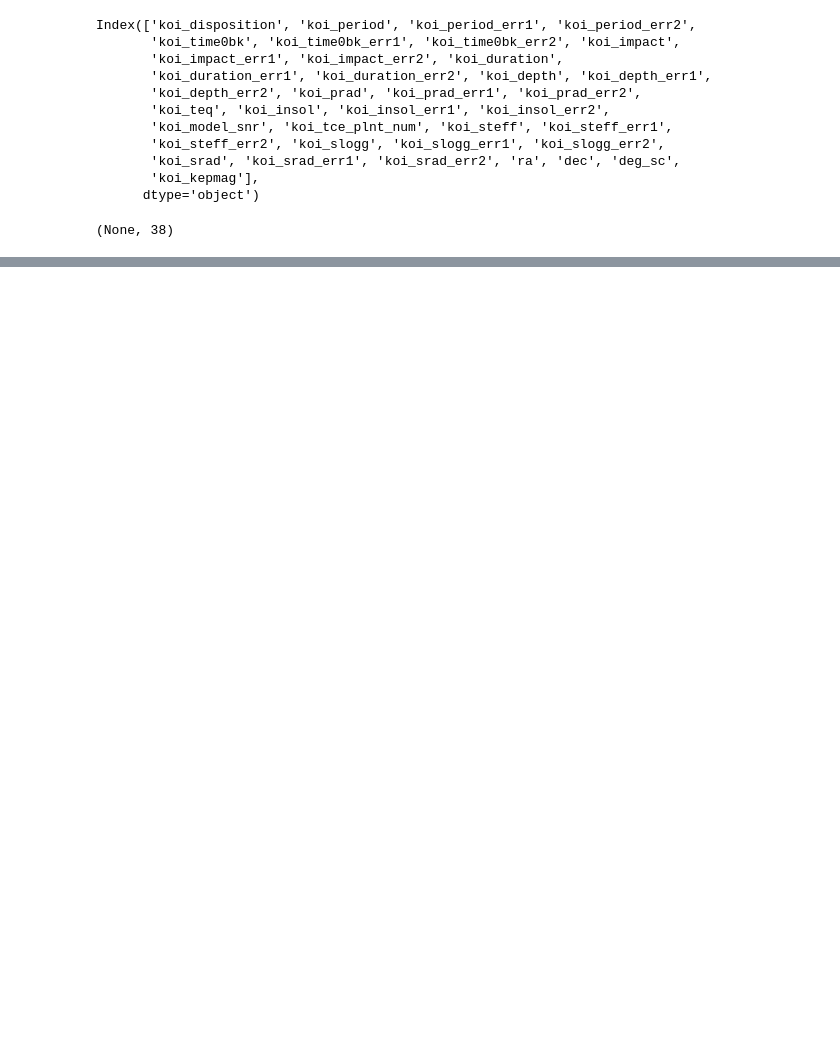
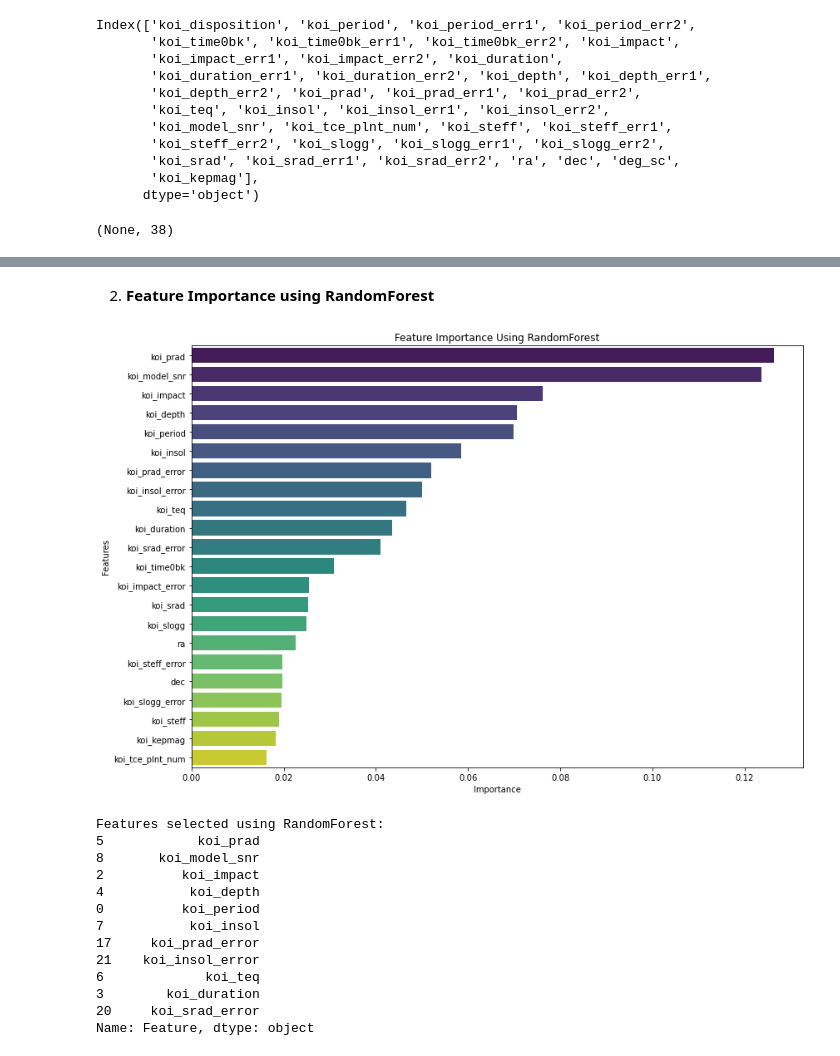
Before and after one commit to mramirezz/Exoplanet-Detection, a Jupyter notebook: Exoplanet_detection.ipynb, the cells around one changed output, grey strips where cells are left out. Cells and saved outputs as stored; diff of their text form; code cells hidden in the pictures; blank space fills up the shorter version.

```diff
--- a/Exoplanet_detection.ipynb
+++ b/Exoplanet_detection.ipynb
@@ -86,0 +364,59 @@ The target variable for our model is `koi_disposition`, which indicates whether
+# %% [markdown]
+2. **Feature Importance using RandomForest**
+# %%
+from sklearn.ensemble import RandomForestClassifier
+from sklearn.model_selection import train_test_split
+import pandas as pd
+
+# Prepare the data for training
+X = filtered_df.drop(columns=['koi_disposition'])
+y = filtered_df['koi_disposition']
+
+# Convert the target variable into binary: CONFIRMED = 1, FALSE POSITIVE = 0, CANDIDATE = 2
+y = y.map({'CONFIRMED': 1, 'FALSE POSITIVE': 0, 'CANDIDATE': 2}).dropna()
+
+# Split data into train and test sets
+X_train, X_test, y_train, y_test = train_test_split(X, y, test_size=0.3, random_state=42)
+
+# Train a RandomForest model to determine feature importance
+model = RandomForestClassifier(n_estimators=100, random_state=42)
+model.fit(X_train, y_train)
+
+# Get feature importances
+importances = model.feature_importances_
+feature_names = X.columns
+feature_importance_df = pd.DataFrame({'Feature': feature_names, 'Importance': importances})
+
+# Sort by importance and select the top 50% of features
+feature_importance_df = feature_importance_df.sort_values(by='Importance', ascending=False)
+top_features_rf = feature_importance_df.head(len(feature_importance_df) // 2)['Feature']
+
+# Create a new DataFrame with the selected top features
+reduced_df_rf = filtered_df[top_features_rf]
+
+# Plot feature importances
+plt.figure(figsize=(12, 8))
+sns.barplot(x='Importance', y='Feature', data=feature_importance_df, palette='viridis')
+plt.title('Feature Importance Using RandomForest')
+plt.xlabel('Importance')
+plt.ylabel('Features')
+plt.tight_layout()
+plt.show()
+
+print("Features selected using RandomForest:")
+print(top_features_rf)
+# %% [output]
+[figure, added]
+Features selected using RandomForest:
+5            koi_prad
+8       koi_model_snr
+2          koi_impact
+4           koi_depth
+0          koi_period
+7           koi_insol
+17     koi_prad_error
+21    koi_insol_error
+6             koi_teq
+3        koi_duration
+20     koi_srad_error
+Name: Feature, dtype: object
```
Also changed, not shown: parts of 35 cells of this notebook, 1 other file.
